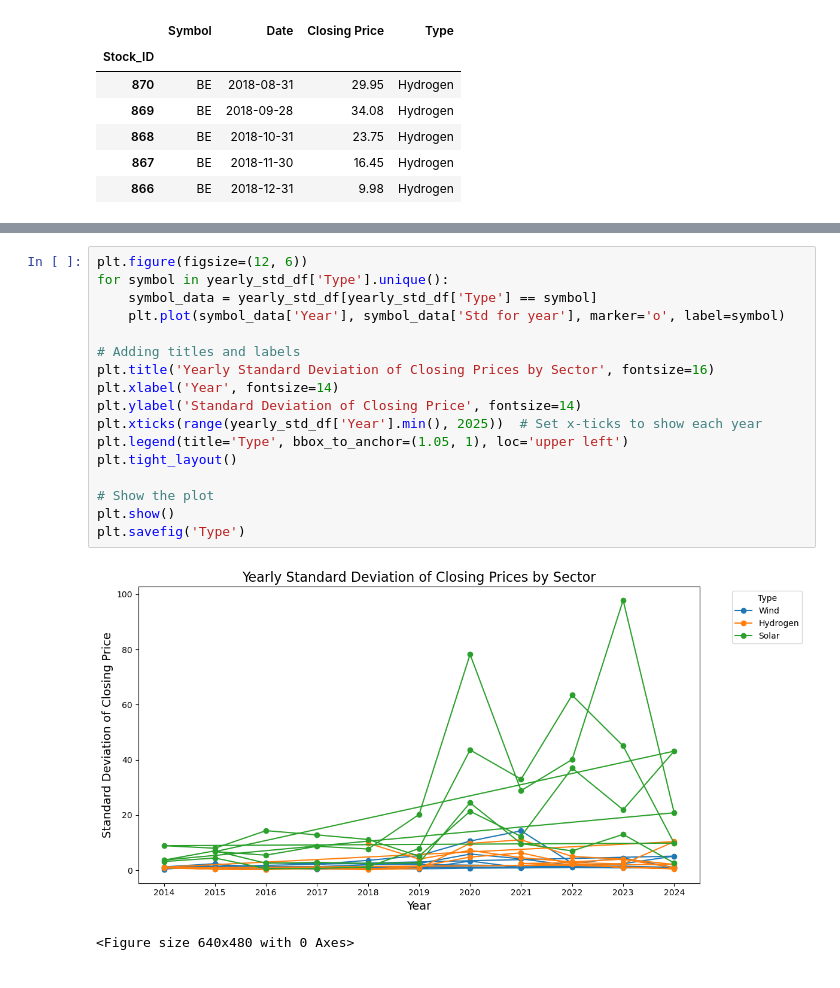
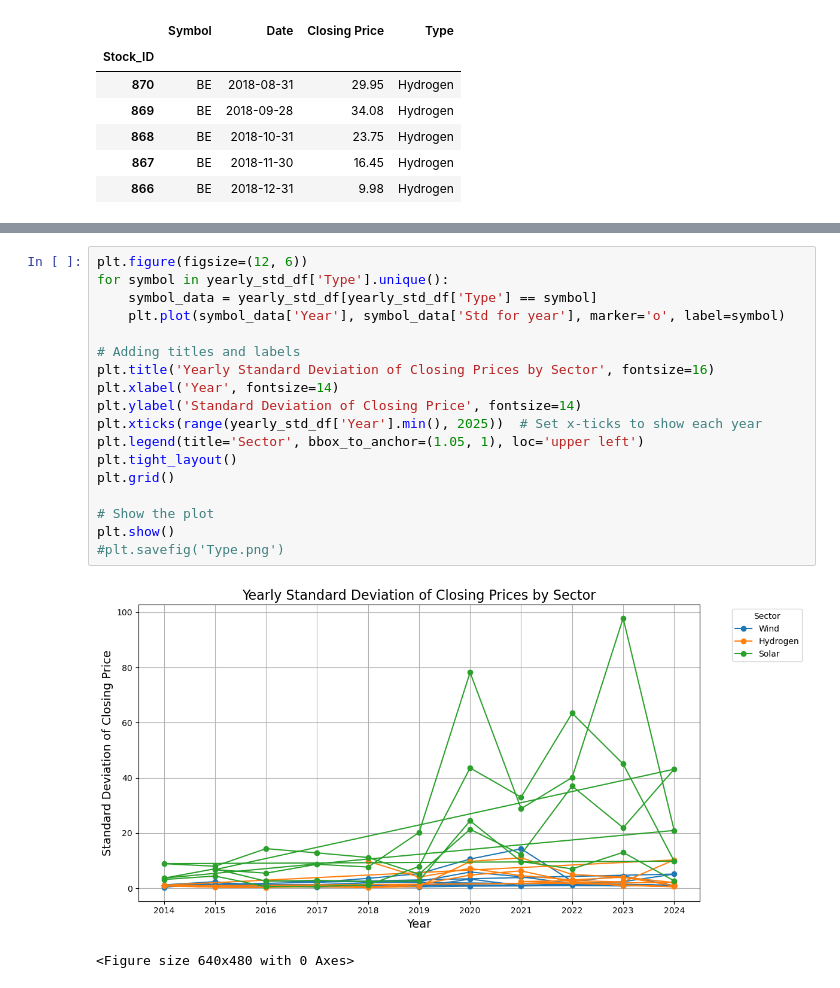
Before and after one commit to shalini1807/Project-1, a Jupyter notebook: project 1-shalini.ipynb, the cells around one changed output, grey strips where cells are left out. Drawn from its saved outputs; the diff is of its cells as text.

```diff
--- a/project 1-shalini.ipynb
+++ b/project 1-shalini.ipynb
@@ -366,20 +423,21 @@ plt.savefig('Yearly Std by company symbol')
 # %%
 plt.figure(figsize=(12, 6))
 for symbol in yearly_std_df['Type'].unique():
     symbol_data = yearly_std_df[yearly_std_df['Type'] == symbol]
     plt.plot(symbol_data['Year'], symbol_data['Std for year'], marker='o', label=symbol)
 
 # Adding titles and labels
 plt.title('Yearly Standard Deviation of Closing Prices by Sector', fontsize=16)
 plt.xlabel('Year', fontsize=14)
 plt.ylabel('Standard Deviation of Closing Price', fontsize=14)
 plt.xticks(range(yearly_std_df['Year'].min(), 2025))  # Set x-ticks to show each year
-plt.legend(title='Type', bbox_to_anchor=(1.05, 1), loc='upper left')
+plt.legend(title='Sector', bbox_to_anchor=(1.05, 1), loc='upper left')
 plt.tight_layout()
+plt.grid()
 
 # Show the plot
 plt.show()
-plt.savefig('Type')
+#plt.savefig('Type.png')
 # %% [output]
-[figure, old version]
+[figure, new version]
 <Figure size 640x480 with 0 Axes>
```
Also changed, not shown: parts of 12 cells of this notebook, 4 other files.
